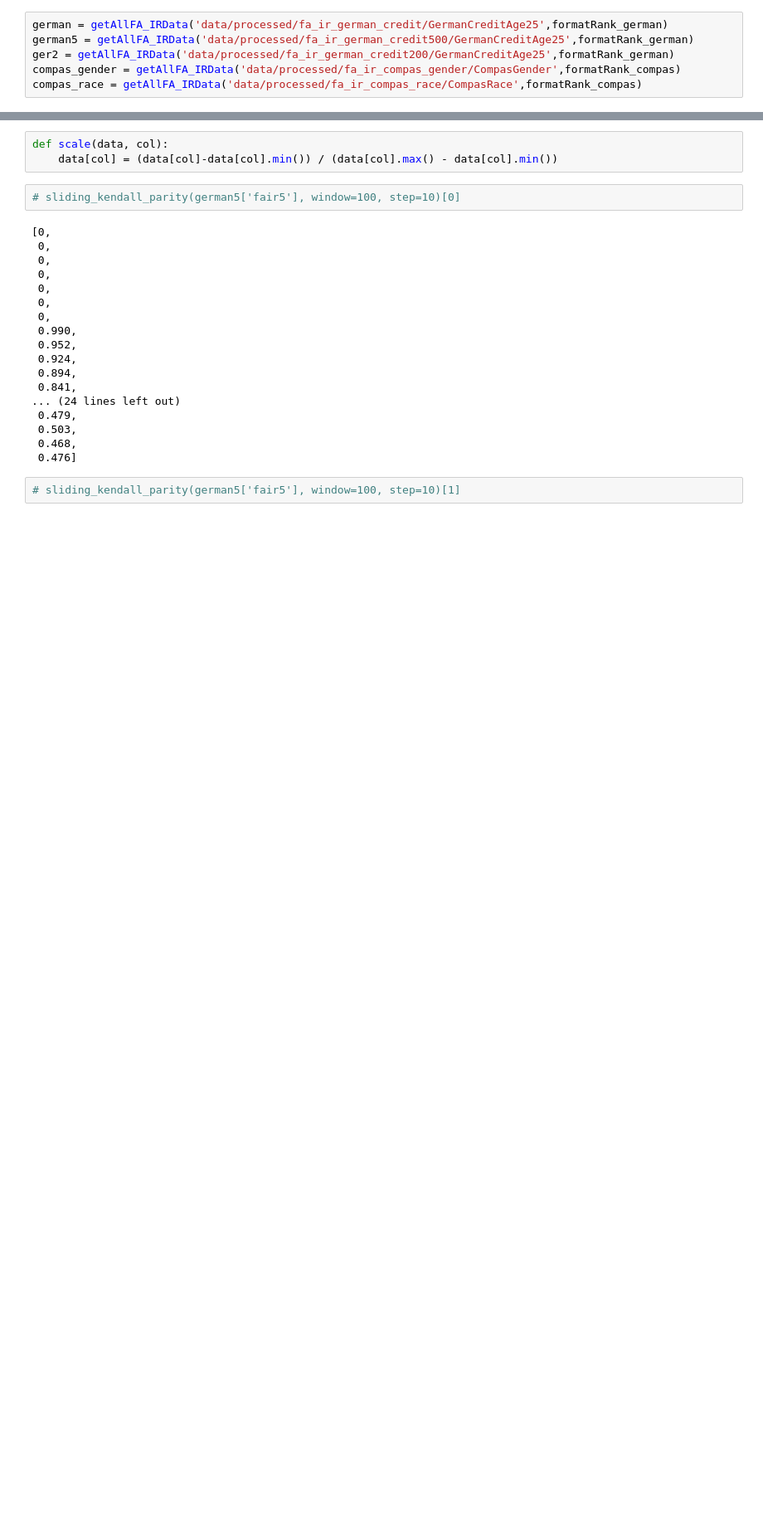
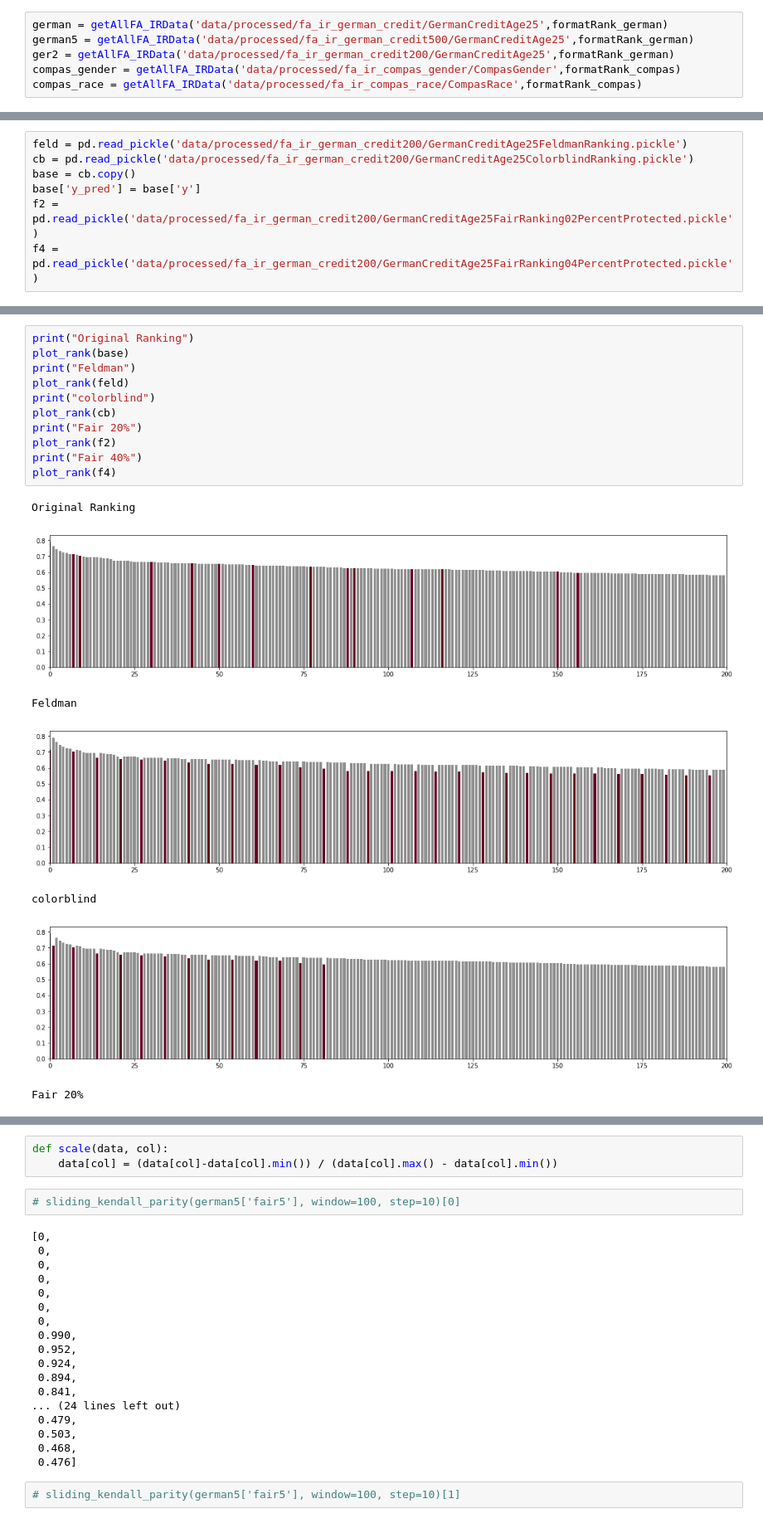
Before and after one commit to caitlinkuhlman/fair_ranking, a Jupyter notebook: diagnostics_FA_IR_datasets.ipynb, the cells around one changed output, grey strips where cells are left out. Shown at 83% size. Drawn from its saved outputs; the diff is of its cells as text; blank space fills up the shorter version.

```diff
--- a/diagnostics_FA_IR_datasets.ipynb
+++ b/diagnostics_FA_IR_datasets.ipynb
@@ -285,0 +199,7 @@ def plotFA_IRRanks(dict, w=100, s=10):
+# %%
+feld = pd.read_pickle('data/processed/fa_ir_german_credit200/GermanCreditAge25FeldmanRanking.pickle')
+cb = pd.read_pickle('data/processed/fa_ir_german_credit200/GermanCreditAge25ColorblindRanking.pickle')
+base = cb.copy()
+base['y_pred'] = base['y']
+f2 = pd.read_pickle('data/processed/fa_ir_german_credit200/GermanCreditAge25FairRanking02PercentProtected.pickle')
+f4 = pd.read_pickle('data/processed/fa_ir_german_credit200/GermanCreditAge25FairRanking04PercentProtected.pickle')
@@ -285,0 +267,19 @@ def plotFA_IRRanks(dict, w=100, s=10):
+# %%
+print("Original Ranking")
+plot_rank(base)
+print("Feldman")
+plot_rank(feld)
+print("colorblind")
+plot_rank(cb)
+print("Fair 20%")
+plot_rank(f2)
+print("Fair 40%")
+plot_rank(f4)
+# %% [output]
+Original Ranking
+[figure, added]
+Feldman
+[figure, added]
+colorblind
+[figure, added]
+Fair 20%
```
Also changed, not shown: parts of 29 cells of this notebook, 2 other files.
